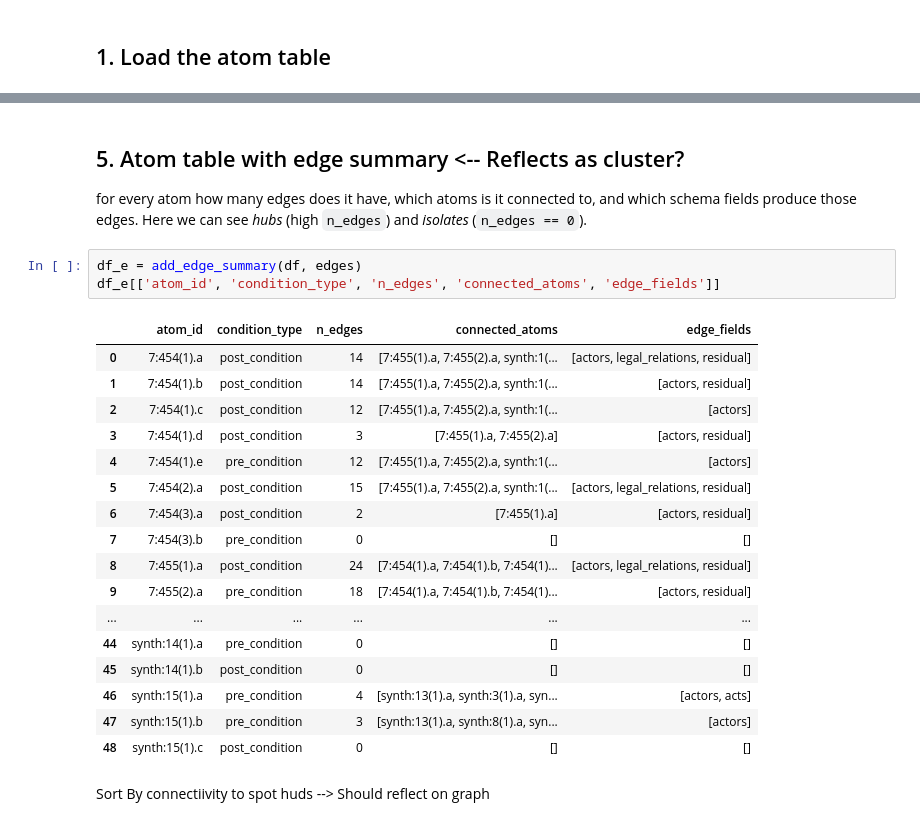
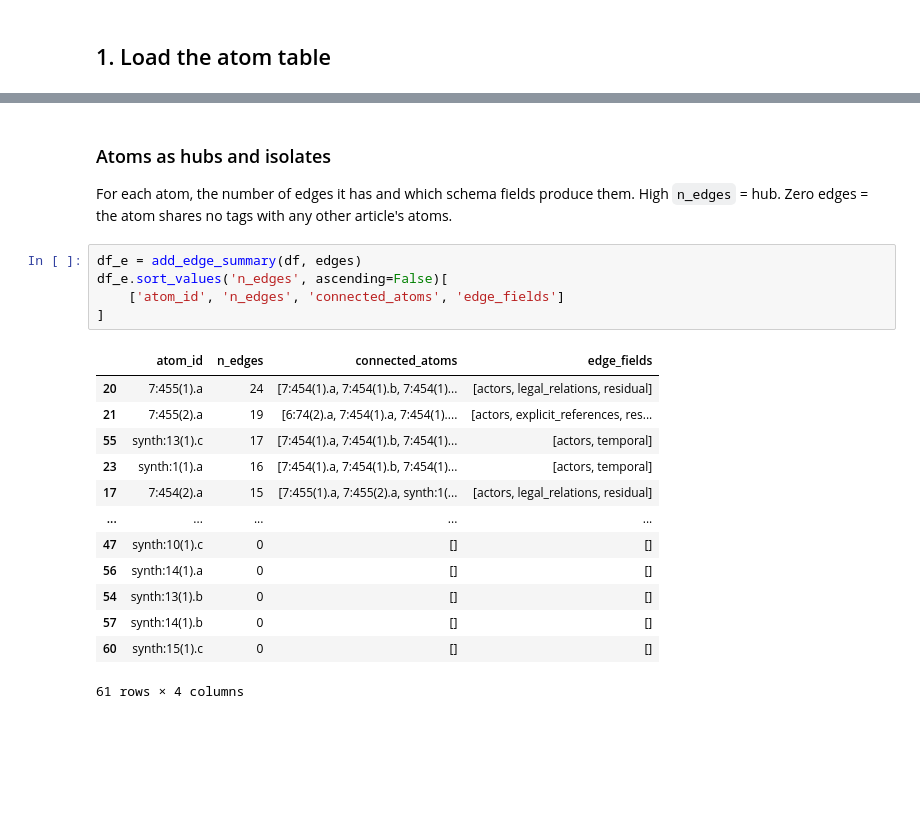
Before and after one commit to robinAssam/ArticleRelationshipModel, a Jupyter notebook: notebooks/01_explore_atoms.ipynb, the cells around one changed output, grey strips where cells are left out. Cells and saved outputs as stored; diff of their text form; blank space fills up the shorter version.

```diff
--- a/notebooks/01_explore_atoms.ipynb
+++ b/notebooks/01_explore_atoms.ipynb
@@ -130,31 +157,25 @@ edges
-# %% [markdown]
-## 5. Atom table with edge summary  <-- Reflects as cluster?
-
-for every atom how many edges does it have,
-which atoms is it connected to, and which schema fields produce those
-edges.
-Here we can see *hubs* (high `n_edges`)
-and *isolates* (`n_edges == 0`).
+# %% [markdown]
+### Atoms as hubs and isolates
+
+For each atom, the number of edges it has and which schema fields produce
+them. High `n_edges` = hub. Zero edges = the atom shares no tags with any
+other article's atoms.
 # %%
 df_e = add_edge_summary(df, edges)
-df_e[['atom_id', 'condition_type', 'n_edges', 'connected_atoms', 'edge_fields']]
+df_e.sort_values('n_edges', ascending=False)[
+    ['atom_id', 'n_edges', 'connected_atoms', 'edge_fields']
+]
 # %% [output]
-|  | atom_id | condition_type | n_edges | connected_atoms | edge_fields |
-| 0 | 7:454(1).a | post_condition | 14 | [7:455(1).a, 7:455(2).a, synth:1(... | [actors, legal_relations, residual] |
-| 1 | 7:454(1).b | post_condition | 14 | [7:455(1).a, 7:455(2).a, synth:1(... | [actors, residual] |
-| 2 | 7:454(1).c | post_condition | 12 | [7:455(1).a, 7:455(2).a, synth:1(... | [actors] |
-| 3 | 7:454(1).d | post_condition | 3 | [7:455(1).a, 7:455(2).a] | [actors, residual] |
-| 4 | 7:454(1).e | pre_condition | 12 | [7:455(1).a, 7:455(2).a, synth:1(... | [actors] |
-| 5 | 7:454(2).a | post_condition | 15 | [7:455(1).a, 7:455(2).a, synth:1(... | [actors, legal_relations, residual] |
-| 6 | 7:454(3).a | post_condition | 2 | [7:455(1).a] | [actors, residual] |
-| 7 | 7:454(3).b | pre_condition | 0 | [] | [] |
-| 8 | 7:455(1).a | post_condition | 24 | [7:454(1).a, 7:454(1).b, 7:454(1)... | [actors, legal_relations, residual] |
-| 9 | 7:455(2).a | pre_condition | 18 | [7:454(1).a, 7:454(1).b, 7:454(1)... | [actors, residual] |
-| ... | ... | ... | ... | ... | ... |
-| 44 | synth:14(1).a | pre_condition | 0 | [] | [] |
-| 45 | synth:14(1).b | post_condition | 0 | [] | [] |
-| 46 | synth:15(1).a | pre_condition | 4 | [synth:13(1).a, synth:3(1).a, syn... | [actors, acts] |
-| 47 | synth:15(1).b | pre_condition | 3 | [synth:13(1).a, synth:8(1).a, syn... | [actors] |
-| 48 | synth:15(1).c | post_condition | 0 | [] | [] |
+|  | atom_id | n_edges | connected_atoms | edge_fields |
+| 20 | 7:455(1).a | 24 | [7:454(1).a, 7:454(1).b, 7:454(1)... | [actors, legal_relations, residual] |
+| 21 | 7:455(2).a | 19 | [6:74(2).a, 7:454(1).a, 7:454(1).... | [actors, explicit_references, res... |
+| 55 | synth:13(1).c | 17 | [7:454(1).a, 7:454(1).b, 7:454(1)... | [actors, temporal] |
+| 23 | synth:1(1).a | 16 | [7:454(1).a, 7:454(1).b, 7:454(1)... | [actors, temporal] |
+| 17 | 7:454(2).a | 15 | [7:455(1).a, 7:455(2).a, synth:1(... | [actors, legal_relations, residual] |
+| ... | ... | ... | ... | ... |
+| 47 | synth:10(1).c | 0 | [] | [] |
+| 56 | synth:14(1).a | 0 | [] | [] |
+| 54 | synth:13(1).b | 0 | [] | [] |
+| 57 | synth:14(1).b | 0 | [] | [] |
+| 60 | synth:15(1).c | 0 | [] | [] |
+61 rows × 4 columns
-# %% [markdown]
-Sort By connectiivity to spot huds --> Should reflect on graph
```
Also changed, not shown: parts of 91 cells of this notebook, 7 other files.
